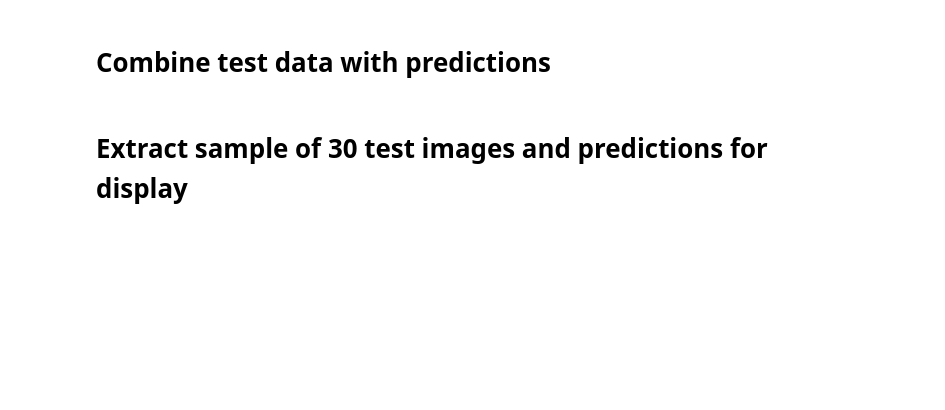
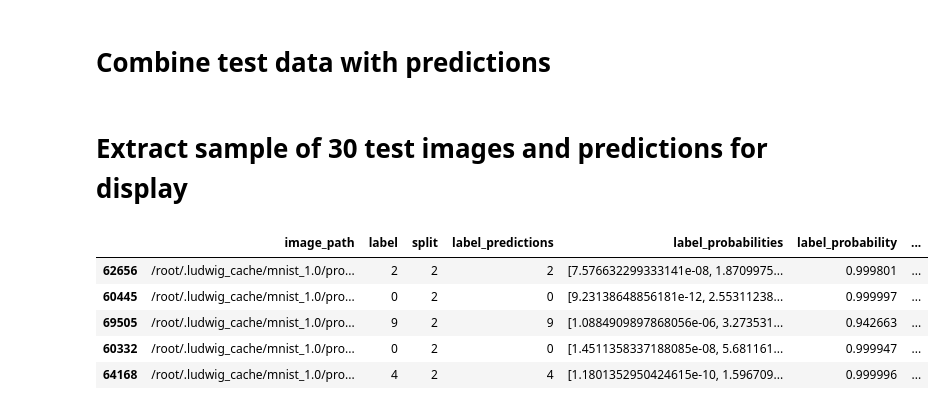
Before and after one commit to ludwig-ai/ludwig-docs, a Jupyter notebook: docs/examples/mnist_colab_notebooks/MNIST_Image_Classification_with_Ludwig_CLI.ipynb, the cells around one changed output. Saved outputs shown, nothing was run; the diff lists cells and outputs as text; code cells hidden in the pictures; blank space fills up the shorter version.

Commit message:
update image display title and refactor sampling predictions

```diff
--- a/docs/examples/mnist_colab_notebooks/MNIST_Image_Classification_with_Ludwig_CLI.ipynb
+++ b/docs/examples/mnist_colab_notebooks/MNIST_Image_Classification_with_Ludwig_CLI.ipynb
@@ -351,15 +342,26 @@ Saved to: predictions
 # Combine test data with predictions
 # %%
 test_df = pd.read_csv("./mnist_dataset.csv")
-test_df = test_df.loc[test_df.split == 2].reset_index(drop=True)
+test_df = test_df.loc[test_df.split == 2]
+
+# combine test data with predictions
+predictions.index = test_df.index
 
 # combine test image data with predictions
-test_df = pd.merge(test_df, predictions, left_index=True, right_index=True)
+predictions = pd.merge(test_df, predictions, left_index=True, right_index=True)
 # %% [markdown]
 # Extract sample of 30 test images and predictions for display
 # %%
 np.random.seed(123)
-sample_test_df = test_df.sample(n=30)
+sample_test_df = predictions.sample(n=30)
+sample_test_df.head()
+# %% [output]
+|  | image_path | label | split | label_predictions | label_probabilities | label_probability | ... |
+| 62656 | /root/.ludwig_cache/mnist_1.0/pro... | 2 | 2 | 2 | [7.576632299333141e-08, 1.8709975... | 0.999801 | ... |
+| 60445 | /root/.ludwig_cache/mnist_1.0/pro... | 0 | 2 | 0 | [9.23138648856181e-12, 2.55311238... | 0.999997 | ... |
+| 69505 | /root/.ludwig_cache/mnist_1.0/pro... | 9 | 2 | 9 | [1.0884909897868056e-06, 3.273531... | 0.942663 | ... |
+| 60332 | /root/.ludwig_cache/mnist_1.0/pro... | 0 | 2 | 0 | [1.4511358337188085e-08, 5.681161... | 0.999947 | ... |
+| 64168 | /root/.ludwig_cache/mnist_1.0/pro... | 4 | 2 | 4 | [1.1801352950424615e-10, 1.596709... | 0.999996 | ... |
 # %%
 # add image array to the sample dataframe
 sample_test_df['image'] = sample_test_df['image_path'].apply(plt.imread)
```
Also changed, not shown: parts of 6 cells of this notebook.
